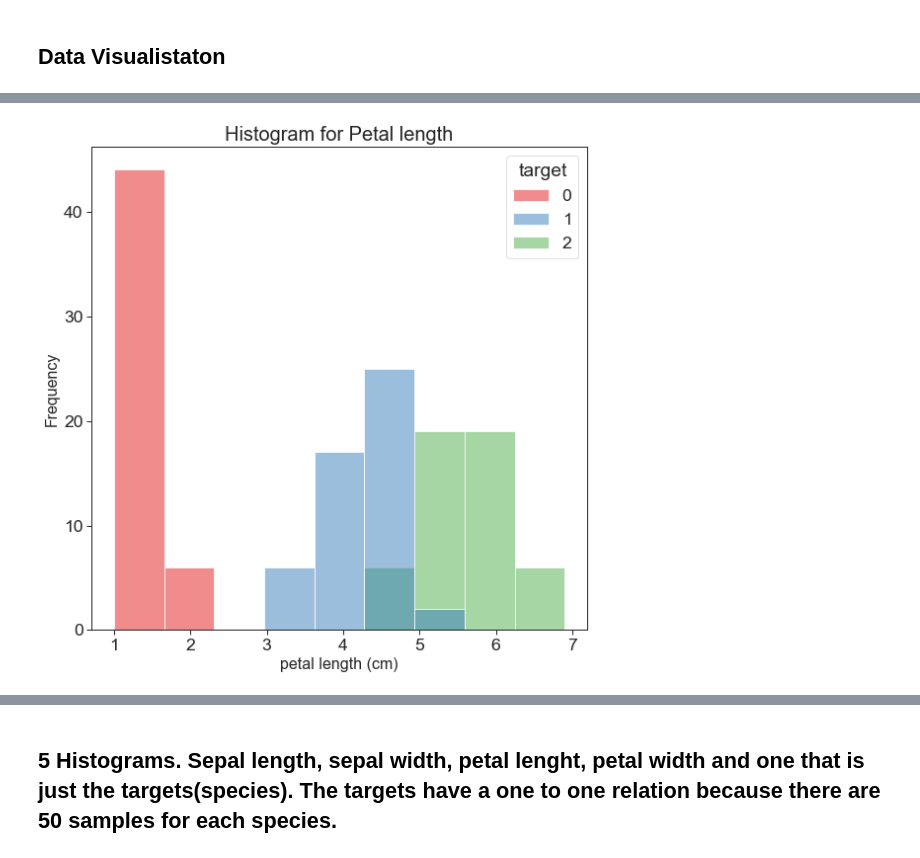
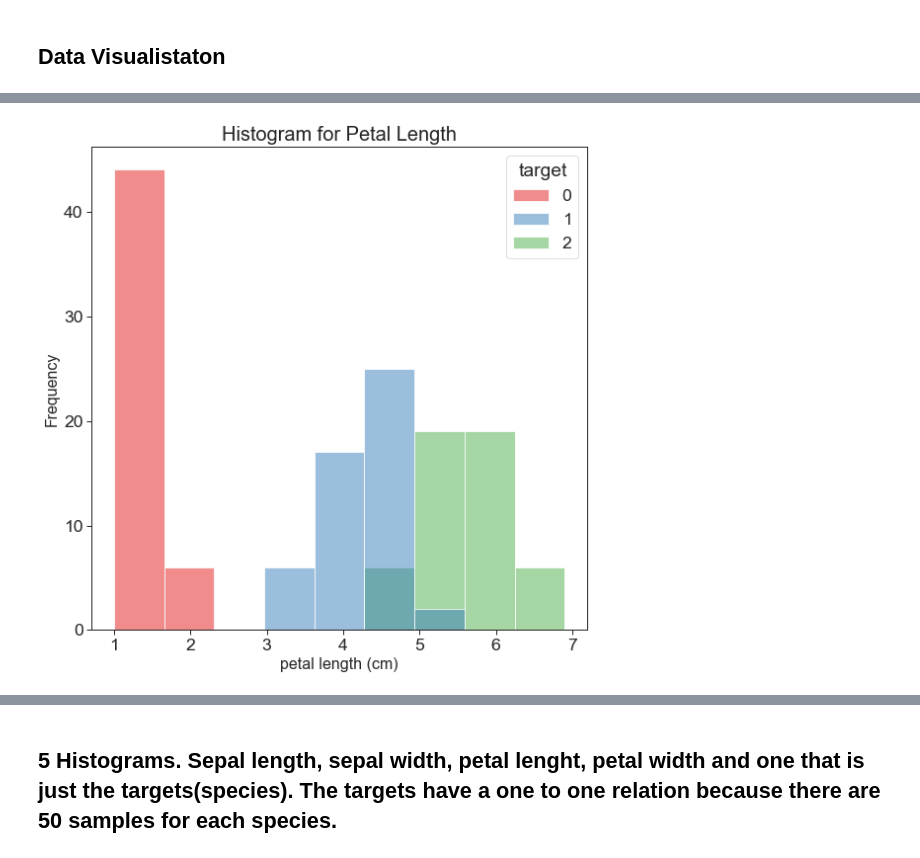
Before and after one commit to Cormac88/pands-project, a Jupyter notebook: analysis.ipynb, the cells around one changed output, grey strips where cells are left out. Cells and saved outputs as stored; diff of their text form; code cells hidden in the pictures.

```diff
--- a/analysis.ipynb
+++ b/analysis.ipynb
@@ -215,14 +216,14 @@ plt.ylabel("Frequency", size = 16)
 # %%
 sns.set_style("ticks")
 sns.set_context("paper", font_scale = 2)
 plt.figure(figsize = (9, 9))
 sns.histplot(data=df, x=petal_length, hue="target", palette = "Set1")
-plt.title("Histogram for Petal length", size = 20)
+plt.title("Histogram for Petal Length", size = 20)
 plt.xlabel(petal_length_label, size = 16)
 plt.ylabel("Frequency", size = 16)
 # plt.savefig("Histogram-Petal Lenght.png")
 # %% [output]
-[figure, old version]
+[figure, new version]
 # %%
 sns.set_style("ticks")
 sns.set_context("paper", font_scale = 2)
```
Also changed, not shown: parts of 8 cells of this notebook, 2 other files.
